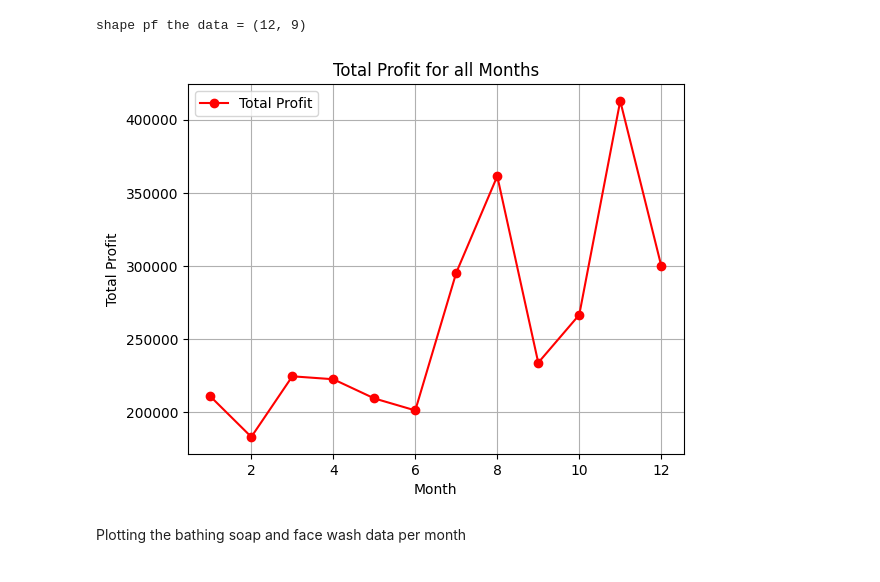
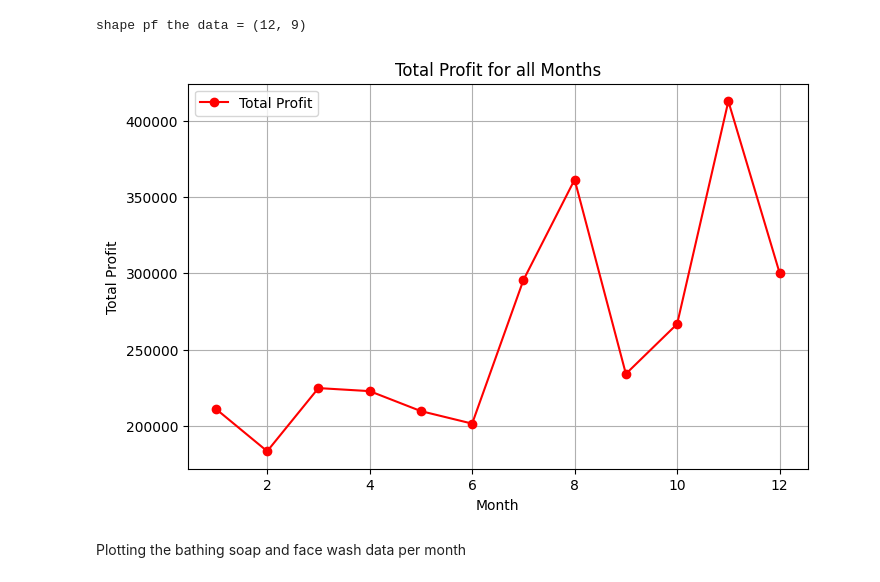
Before and after one commit to SyusufWaliyyi/FlexiSAF_Intership, a Jupyter notebook: Week_2/Week_2_Company_Data_Analysis.ipynb, the cells around one changed output. Drawn from its saved outputs; the diff is of its cells as text; code cells hidden in the pictures.

```diff
--- a/Week_2/Week_2_Company_Data_Analysis.ipynb
+++ b/Week_2/Week_2_Company_Data_Analysis.ipynb
@@ -98,16 +98,17 @@ face_wash = sales_df['facewash']
 month = sales_df['month_number']
 # %%
 # Exercise 1: Read Total profit of all months and show it using a line plot
-fig, ax=plt.subplots()
+fig, ax=plt.subplots(figsize=(8, 5))
+# Plotting the total profit for all months
 ax.plot(month, total_monthly_profit, marker='o', color='r', label='Total Profit')
 ax.set_title('Total Profit for all Months')
 ax.set_xlabel('Month')
 ax.set_ylabel('Total Profit')
-plt.legend()
-plt.grid()
+ax.legend()
+ax.grid()
 plt.show()
 # %% [output]
-[figure, old version]
+[figure, new version]
 # %% [markdown]
 Plotting the bathing soap and face wash data per month
 # %%
```
Also changed, not shown: parts of 1 cell of this notebook.
